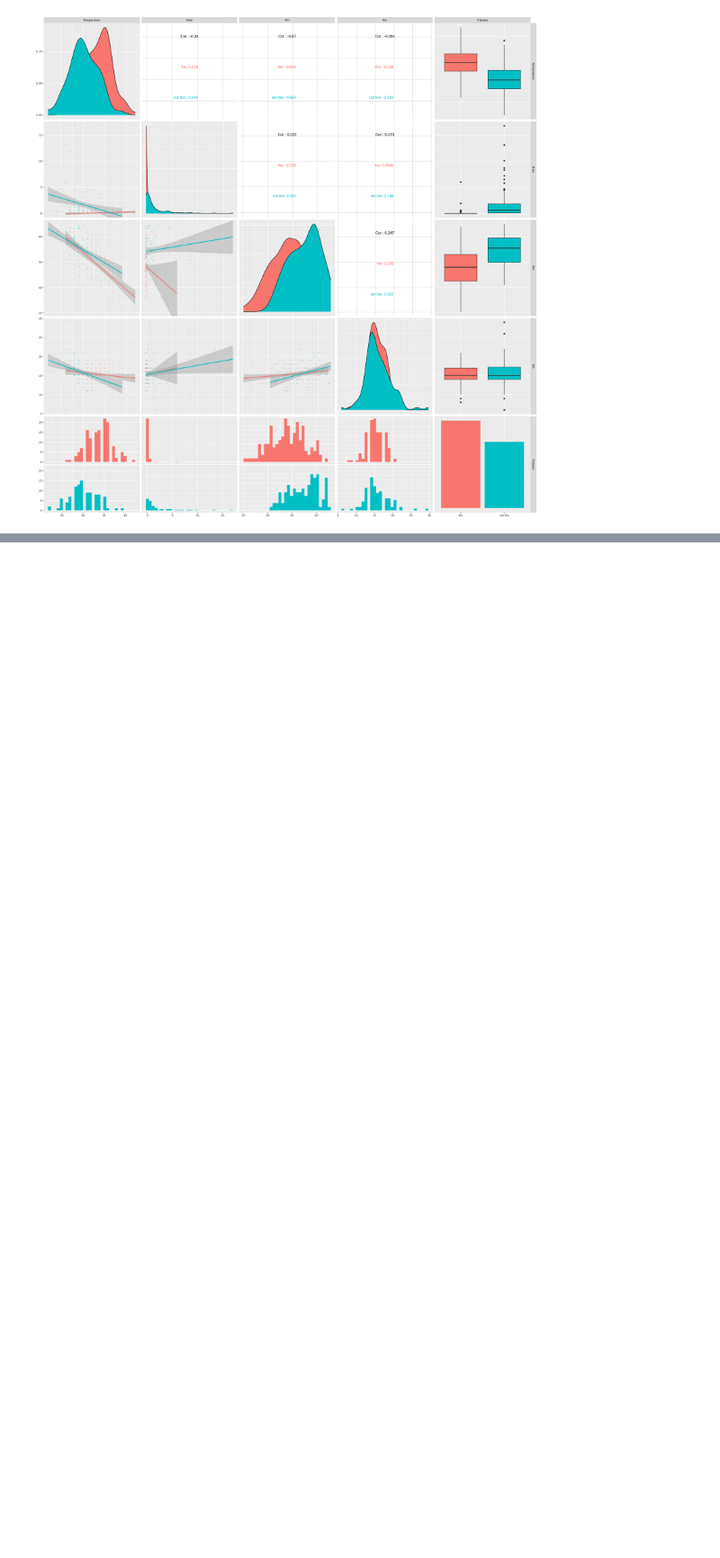
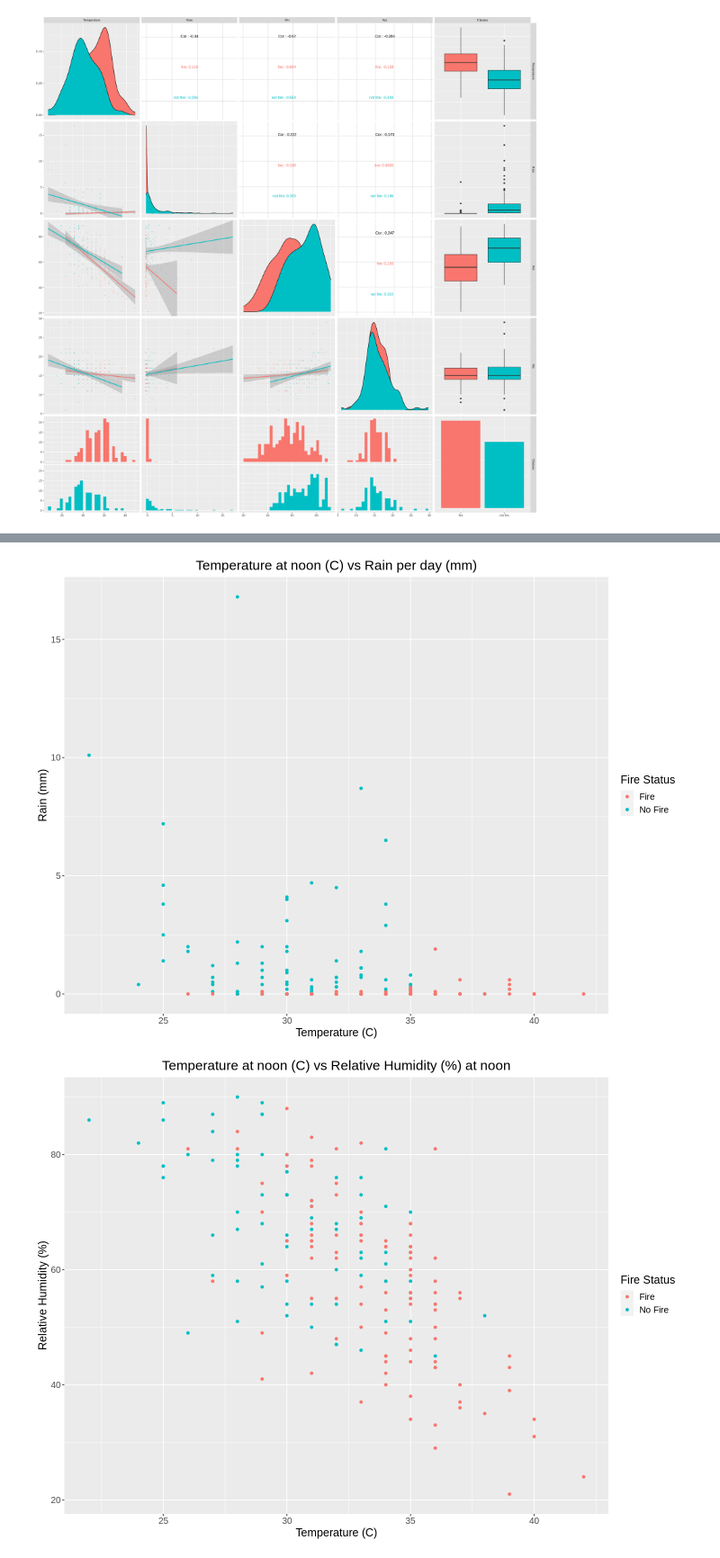
Before and after one commit to deckyblue/DSCI100_Final_Project, a Jupyter notebook: DSCI_project.ipynb, the cells around one changed output, grey strips where cells are left out. Shown: that part at 90% size. Saved outputs shown, nothing was run; the diff lists cells and outputs as text; code cells hidden in the pictures; blank space fills up the shorter version.

Commit message:
Updated Method
Changed the reasoning for picking predictors and added plots of each predictor against each other.

```diff
--- a/DSCI_project.ipynb
+++ b/DSCI_project.ipynb
@@ -266,14 +245,35 @@ select(scaled_Temp:Fire_Status)
 # %%
 options(repr.plot.width = 12, repr.plot.height = 9)
 
-FFMC_ISI_Plot <- ggplot(forest_fire_train_scaled, aes(x = scaled_Rain, y = scaled_Temp, colour = Fire_Status)) + #training set, not whole dataset
+temperature_rain_plot <- ggplot(forest_fire_train, aes(x = Temperature, y = Rain, colour = Classes)) + #training set, not whole dataset
   geom_point() +
-  labs(x = "Standardized Rain (mm)", y = " Standardized Temperature", colour = "Fire Status") +
-  ggtitle("Standardized temperature at noon (C) vs Standardized rain per day (mm)") +
+  labs(x = "Temperature (C)", y = "Rain (mm)", colour = "Fire Status") +
+  ggtitle("Temperature at noon (C) vs Rain per day (mm)") +
   theme(plot.title = element_text(hjust = 0.5)) +
   theme(text = element_text(size = 15)) +
   scale_color_discrete(labels = c("Fire", "No Fire", "Unknown")) #no unknowns though
+temperature_rain_plot
 
-FFMC_ISI_Plot
+temperature_relative_humidity_plot <- ggplot(forest_fire_train, aes(x = Temperature, y = RH, colour = Classes)) + #training set, not whole dataset
+  geom_point() +
+  labs(x = "Temperature (C)", y = "Relative Humidity (%)", colour = "Fire Status") +
+  ggtitle("Temperature at noon (C) vs Relative Humidity (%) at noon") +
+  theme(plot.title = element_text(hjust = 0.5)) +
+  theme(text = element_text(size = 15)) +
+  scale_color_discrete(labels = c("Fire", "No Fire", "Unknown"))
+temperature_relative_humidity_plot
+
+rain_relative_humidity_plot <- ggplot(forest_fire_train, aes(x = Rain, y = RH, colour = Classes)) + #training set, not whole dataset
+  geom_point() +
+  labs(x = "Rain (mm)", y = "Relative Humidity (%)", colour = "Fire Status") +
+  ggtitle("Rain per day (mm) vs Relative Humidity (%) at noon") +
+  theme(plot.title = element_text(hjust = 0.5)) +
+  theme(text = element_text(size = 15)) +
+  scale_color_discrete(labels = c("Fire", "No Fire", "Unknown"))
+rain_relative_humidity_plot
+
 #summarize training data
 #training data plot
+# %% [output]
+[figure, added]
+[figure, added]
```
Also changed, not shown: parts of 10 cells of this notebook, 1 other file.
